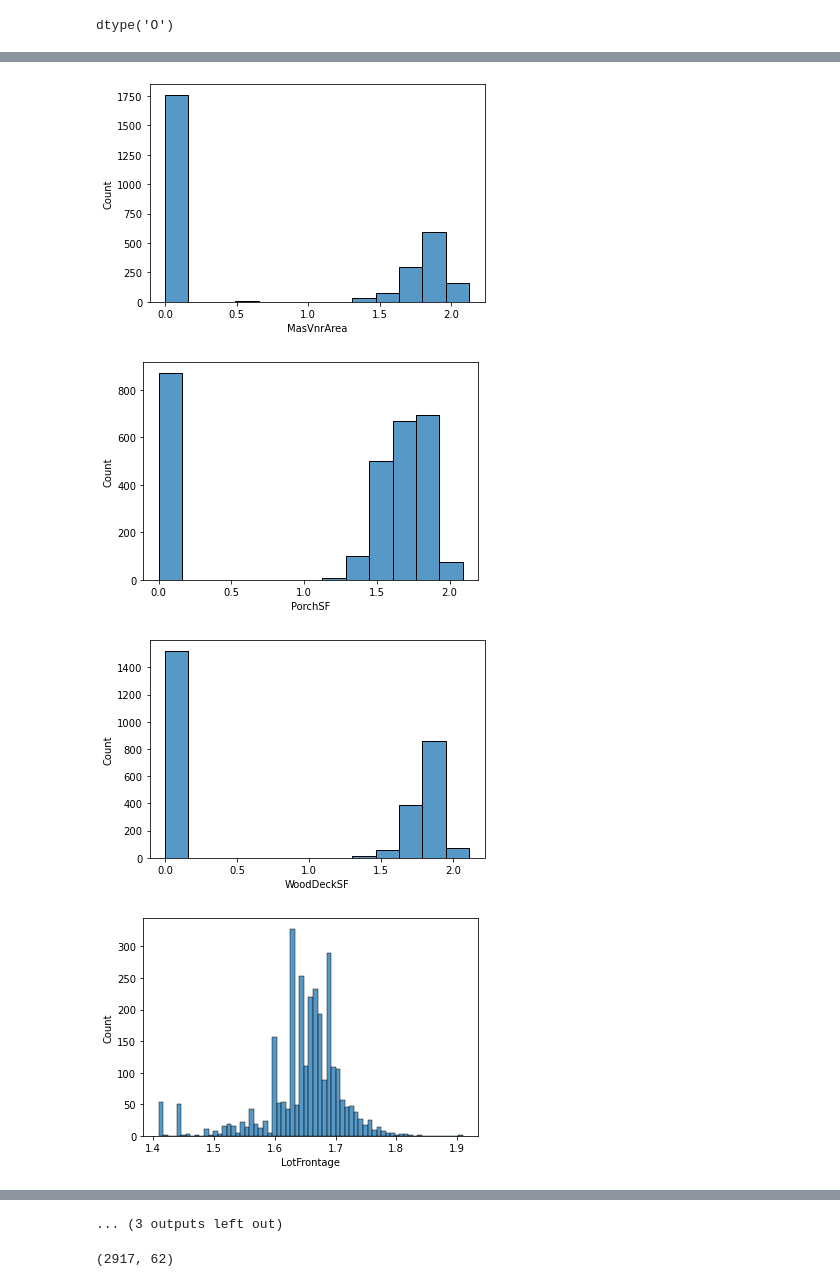
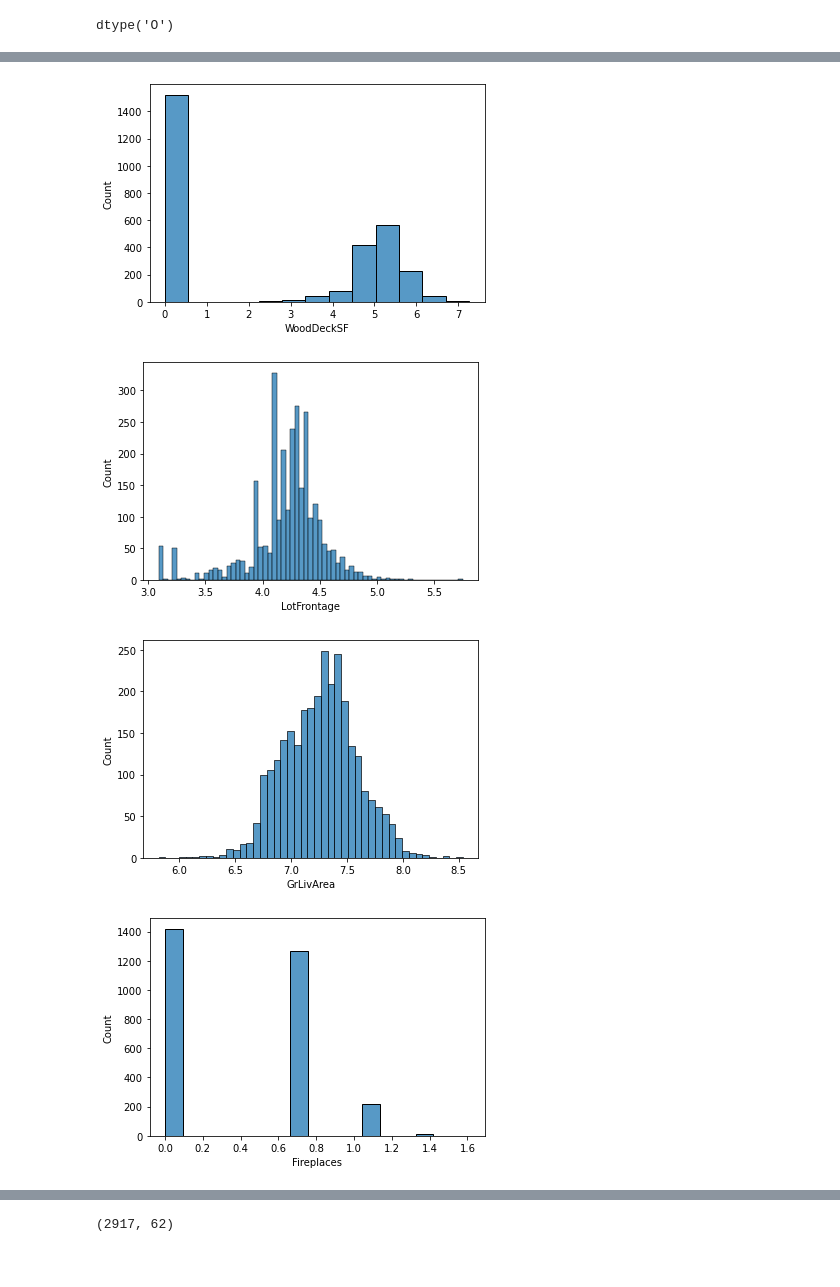
Before and after one commit to emilywang10/ameshousingML, a Jupyter notebook: Ames Housing ML.ipynb, the cells around one changed output, grey strips where cells are left out. Saved outputs shown, nothing was run; the diff lists cells and outputs as text; code cells hidden in the pictures.

```diff
--- a/Ames Housing ML.ipynb
+++ b/Ames Housing ML.ipynb
@@ -259,6 +255,7 @@ dtype('O')
 
 #house age
 combined['HouseAge']= combined['YrSold']-combined['YearBuilt']
+combined['HouseAge'] = np.where(combined['HouseAge']<0, 0, combined['HouseAge'])
 
 #years since remodel
 combined['YrsSinceRemod']= combined['YrSold']-combined['YearRemodAdd']
@@ -278,8 +275,8 @@ combined = combined.drop(columns=['FullBath','HalfBath','BsmtFullBath','BsmtHalf
 combined['YrSold']=combined['YrSold'].astype("str")
 # %%
 #Identify variables with high skew levels
-skewed = combined.skew(axis=0).sort_values(ascending=False)
+skewed = combined.select_dtypes(exclude=['object']).skew(axis=0).sort_values(ascending=False)
 
-high_skew = skewed[skewed > 0.5]
+high_skew = skewed[abs(skewed) > 0.5]
 high_skew
 # %% [output]
@@ -323,7 +320,7 @@ for i in skew_plt:
 #drop LowQualFinSF(vast majority of values are zero), PoolArea(this is somewhat redundant with PoolQuality)
 combined = combined.drop(columns=['LowQualFinSF','PoolArea'])
 #re-run skew
-skewed = combined.skew(axis=0).sort_values(ascending=False)
+skewed = combined.select_dtypes(exclude=['object']).skew(axis=0).sort_values(ascending=False)
 high_skew = skewed[skewed > 0.5]
 high_skew
 # %% [output]
@@ -342,10 +338,13 @@ HouseAge         0.598323
 OverallCond      0.569607
 dtype: float64
+# %%
+#Log transformation of skewed numerical features
+np.seterr(divide = 'ignore')
+
+for col in high_skew.index:
+    combined[col] = np.log1p(combined[col])
 # %%
-#Log transformation of skewed numerical features
-for feat in high_skew.index:
-    combined[feat] = np.log1p(combined[feat].astype('float'))
-
+#Visualize the log transformation
 skew_plt = list(high_skew.index)
 for i in skew_plt:
     fig, ax=plt.subplots()
@@ -359,4 +358,4 @@ for i in skew_plt:
-[figure, old version]
+[figure, new version]
-[figure, old version]
+[figure, new version]
-[figure, old version]
+[figure, new version]
-[figure, old version]
+[figure, new version]
@@ -366,4 +365,3 @@ for i in skew_plt:
-... (3 outputs left out)
 # %%
 # Mapping some ordinal categorical variables that contain information in their ordering set to integers for linear models
 quality = {'Ex' : 5, 'Gd' : 4, 'TA' : 3, 'Fa' : 2, 'Po' : 1, 'None' : 0}
```
Also changed, not shown: parts of 36 cells of this notebook.
